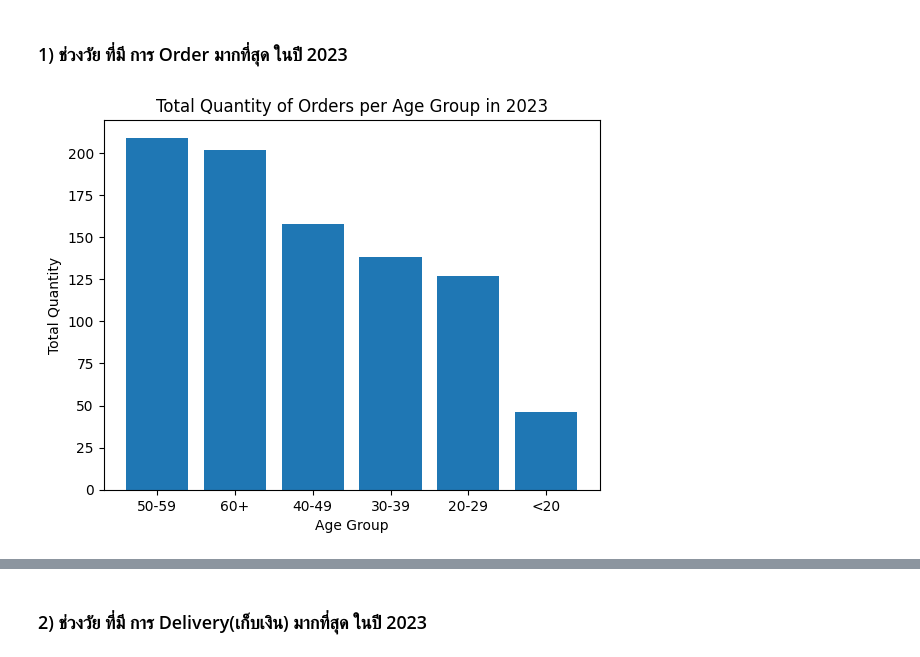
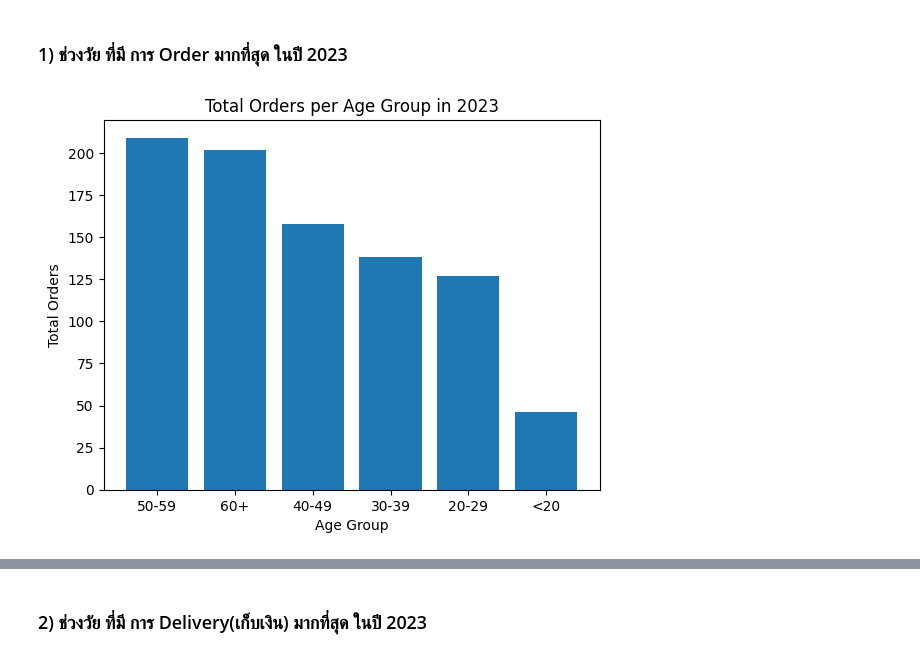
Before and after one commit to ppts2545/E-commerce-Sales-and-Customer-Insights-Dataset, a Jupyter notebook: notebooks/06_Revenue by AgeGroup.ipynb, the cells around one changed output, grey strips where cells are left out. Drawn from its saved outputs; the diff is of its cells as text; code cells hidden in the pictures.

```diff
--- a/notebooks/06_Revenue by AgeGroup.ipynb
+++ b/notebooks/06_Revenue by AgeGroup.ipynb
@@ -16,8 +23,8 @@ order_per_ageGroup = (
 # %%
 plt.bar(order_per_ageGroup.index, order_per_ageGroup.values)
 plt.xlabel("Age Group")
-plt.ylabel("Total Quantity")
-plt.title("Total Quantity of Orders per Age Group in 2023")
+plt.ylabel("Total Orders")
+plt.title("Total Orders per Age Group in 2023")
 plt.show()
 # %% [output]
-[figure, old version]
+[figure, new version]
```
Also changed, not shown: parts of 4 cells of this notebook, 9 other files.
